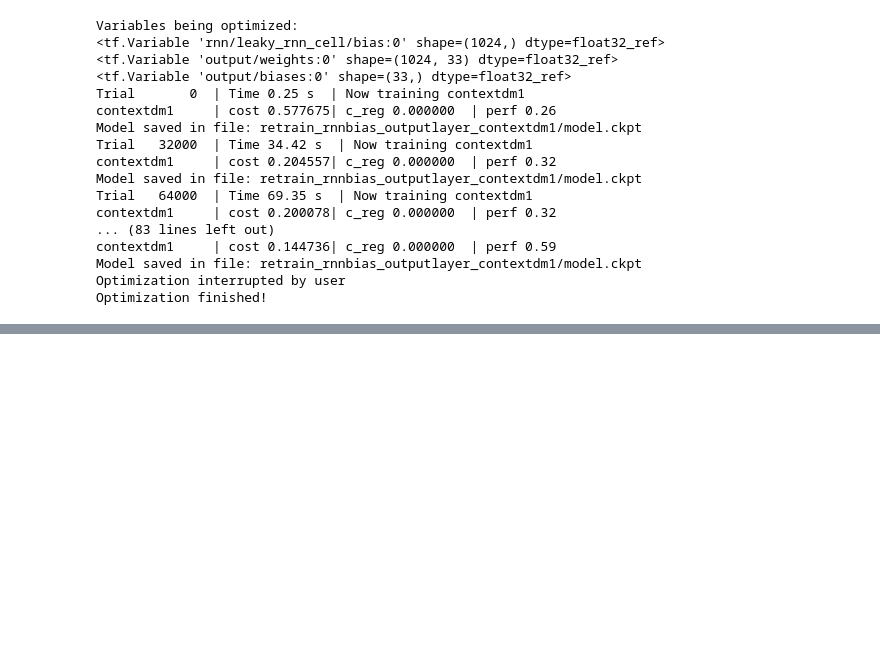
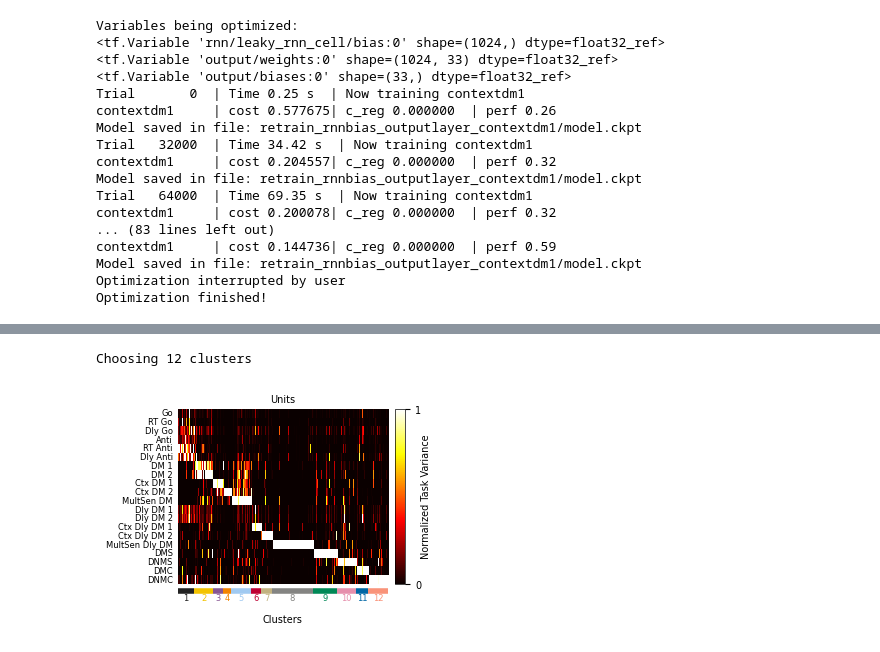
Before and after one commit to burnhamdr/multitask, a Jupyter notebook: trainBias.ipynb, the cells around one changed output, grey strips where cells are left out. Drawn from its saved outputs; the diff is of its cells as text; code cells hidden in the pictures; blank space fills up the shorter version.

```diff
--- a/trainBias.ipynb
+++ b/trainBias.ipynb
@@ -202,0 +602,7 @@ Optimization finished!
+# %%
+from analysis import clustering
+CA = clustering.Analysis(model_dirs_multidelay, data_type='rule')
+CA.plot_variance()
+# %% [output]
+Choosing 12 clusters
+[figure, added]
```
Also changed, not shown: parts of 8 cells of this notebook, 6 other files.
